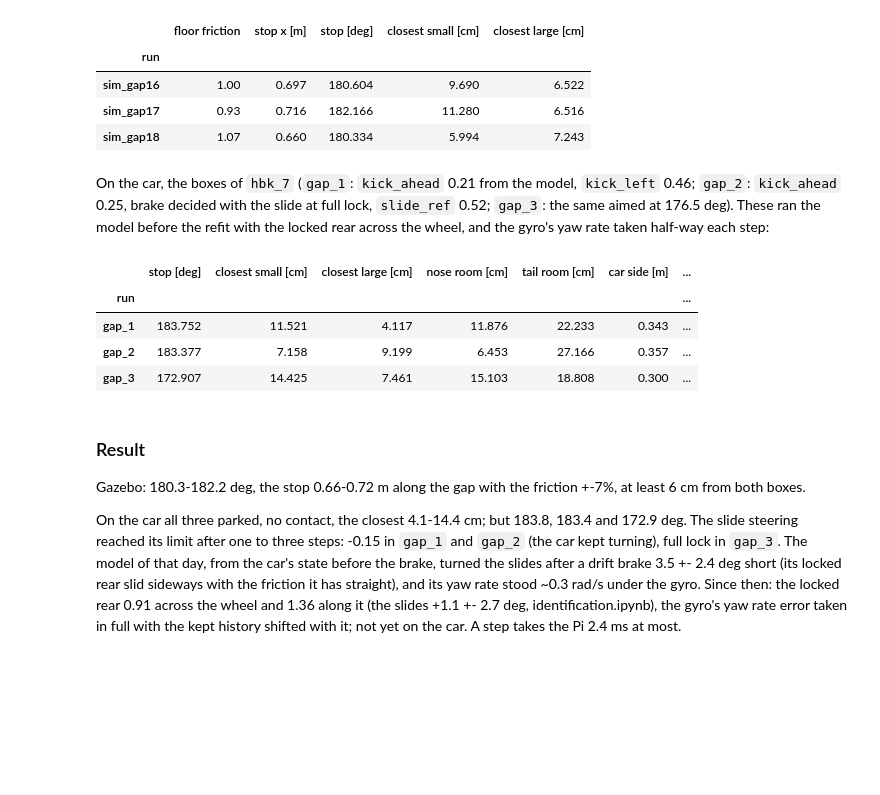
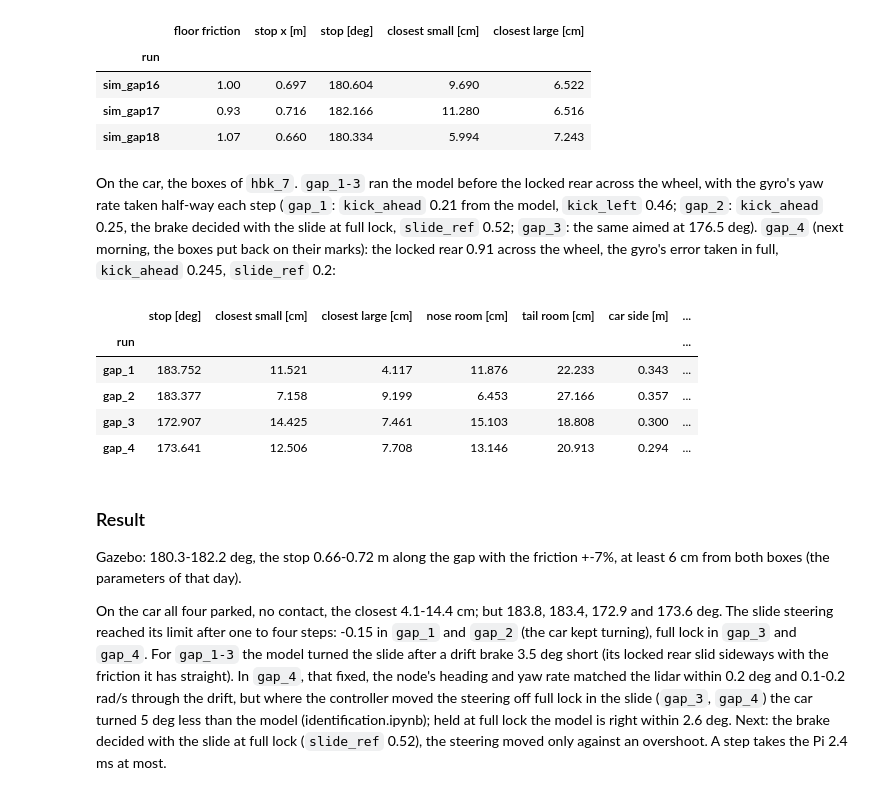
Before and after one commit to Gelminaio/drift-mpc-ackermann, a Jupyter notebook: notebooks/sideways.ipynb, the cells around one changed output. Cells and saved outputs as stored; diff of their text form; code cells hidden in the pictures; blank space fills up the shorter version.

Commit message:
analysis: drift velocity from the chord along the arc, gap_4

```diff
--- a/notebooks/sideways.ipynb
+++ b/notebooks/sideways.ipynb
@@ -205,7 +205,7 @@ kick.pivot(index='brake at [deg]', columns='slide steering', values=['stop [deg]
 # %%
 fig, ax = plt.subplots(1, 2, figsize=(13, 5))
 car = np.array([[REAR, -HALF], [FRONT, -HALF], [FRONT, HALF], [REAR, HALF], [REAR, -HALF]])
-for k, key in enumerate([(130, 0.52), (140, 0.0)]):
+for k, key in enumerate([(140, 0.52), (150, 0.0)]):
     h = paths[key]
     for i in range(0, len(h), 3):
         x, y, p = h[i, :, 0]
@@ -383,39 +392,43 @@ sim.round(3)
 | sim_gap17 | 0.93 | 0.716 | 182.166 | 11.280 | 6.516 |
 | sim_gap18 | 1.07 | 0.660 | 180.334 | 5.994 | 7.243 |
 # %% [markdown]
-On the car, the boxes of `hbk_7` (`gap_1`: `kick_ahead` 0.21 from the model, `kick_left` 0.46; `gap_2`:
-`kick_ahead` 0.25, brake decided with the slide at full lock, `slide_ref` 0.52; `gap_3`: the same aimed at
-176.5 deg). These ran the model before the refit with the locked rear across the wheel, and the gyro's yaw
-rate taken half-way each step:
+On the car, the boxes of `hbk_7`. `gap_1-3` ran the model before the locked rear across the wheel, with the
+gyro's yaw rate taken half-way each step (`gap_1`: `kick_ahead` 0.21 from the model, `kick_left` 0.46; `gap_2`:
+`kick_ahead` 0.25, the brake decided with the slide at full lock, `slide_ref` 0.52; `gap_3`: the same aimed at
+176.5 deg). `gap_4` (next morning, the boxes put back on their marks): the locked rear 0.91 across the wheel,
+the gyro's error taken in full, `kick_ahead` 0.245, `slide_ref` 0.2:
 # %%
 rows = []
-for run_ in ['gap_1', 'gap_2', 'gap_3']:
+for run_ in ['gap_1', 'gap_2', 'gap_3', 'gap_4']:
     s = read(run_, 'gap_state')
     k = s.index[s['phase'] == 4][0]
     slide = s[s['phase'] == 4]
     row = clearance(run_)
     row.update({'braked at, node [deg]': np.degrees(s.loc[k, 'heading_now']),
                 'slide steering': ' '.join(f'{v:+.2f}' for v in slide['steer'].iloc[:12:2]),
                 'tick max [ms]': s['tick_ms'].max()})
     rows.append(row)
 closed = pd.DataFrame(rows).set_index('run')
 closed.round(3)
 # %% [output]
 |  | stop [deg] | closest small [cm] | closest large [cm] | nose room [cm] | tail room [cm] | car side [m] | ... |
 | run |  |  |  |  |  |  | ... |
 | gap_1 | 183.752 | 11.521 | 4.117 | 11.876 | 22.233 | 0.343 | ... |
 | gap_2 | 183.377 | 7.158 | 9.199 | 6.453 | 27.166 | 0.357 | ... |
 | gap_3 | 172.907 | 14.425 | 7.461 | 15.103 | 18.808 | 0.300 | ... |
+| gap_4 | 173.641 | 12.506 | 7.708 | 13.146 | 20.913 | 0.294 | ... |
 # %% [markdown]
 ### Result
 
 Gazebo: 180.3-182.2 deg, the stop 0.66-0.72 m along the gap with the friction +-7%, at least 6 cm from both
-boxes.
+boxes (the parameters of that day).
 
-On the car all three parked, no contact, the closest 4.1-14.4 cm; but 183.8, 183.4 and 172.9 deg. The slide
-steering reached its limit after one to three steps: -0.15 in `gap_1` and `gap_2` (the car kept turning), full
-lock in `gap_3`. The model of that day, from the car's state before the brake, turned the slides after a drift
-brake 3.5 +- 2.4 deg short (its locked rear slid sideways with the friction it has straight), and its yaw rate
-stood ~0.3 rad/s under the gyro. Since then: the locked rear 0.91 across the wheel and 1.36 along it (the slides
-+1.1 +- 2.7 deg, identification.ipynb), the gyro's yaw rate error taken in full with the kept history shifted
-with it; not yet on the car. A step takes the Pi 2.4 ms at most.
+On the car all four parked, no contact, the closest 4.1-14.4 cm; but 183.8, 183.4, 172.9 and 173.6 deg. The
+slide steering reached its limit after one to four steps: -0.15 in `gap_1` and `gap_2` (the car kept turning),
+full lock in `gap_3` and `gap_4`. For `gap_1-3` the model turned the slide after a drift brake 3.5 deg short
+(its locked rear slid sideways with the friction it has straight). In `gap_4`, that fixed, the node's heading and
+yaw rate matched the lidar within 0.2 deg and 0.1-0.2 rad/s through the drift, but where the controller moved
+the steering off full lock in the slide (`gap_3`, `gap_4`) the car turned 5 deg less than the model
+(identification.ipynb); held at full lock the model is right within 2.6 deg. Next: the brake decided with the
+slide at full lock (`slide_ref` 0.52), the steering moved only against an overshoot. A step takes the Pi 2.4 ms
+at most.
```
Also changed, not shown: parts of 9 cells of this notebook, 1 other file.
